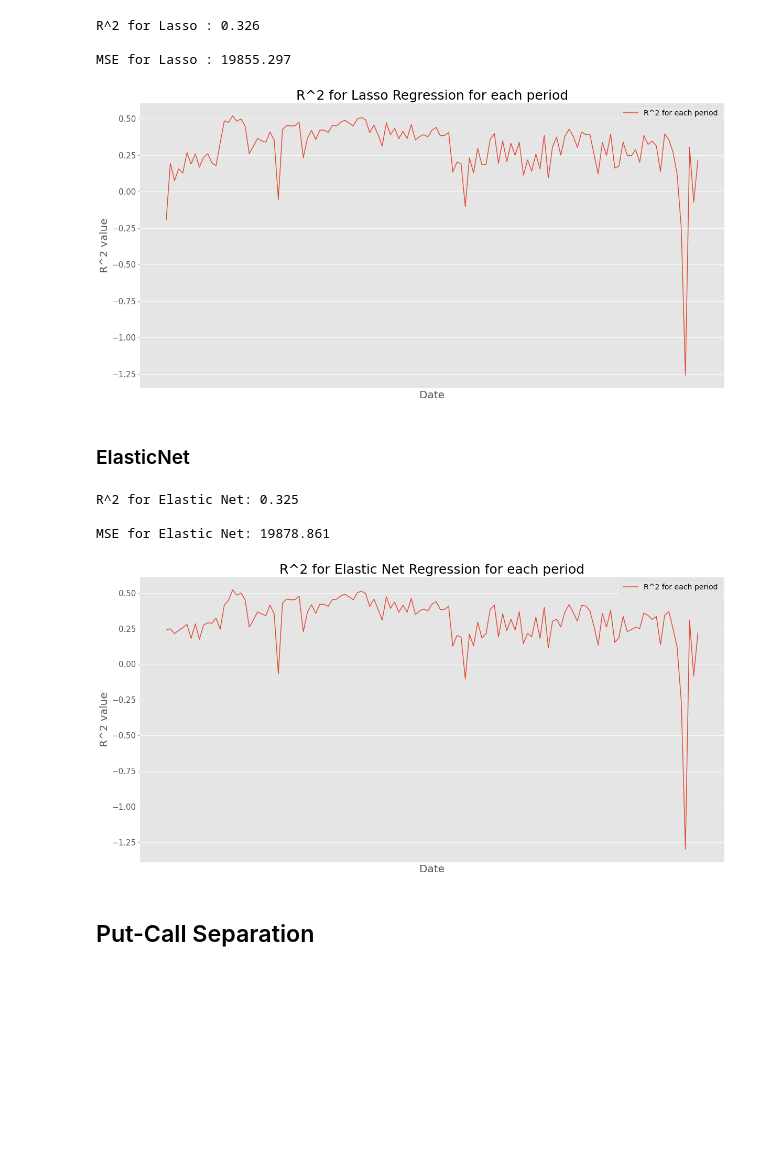
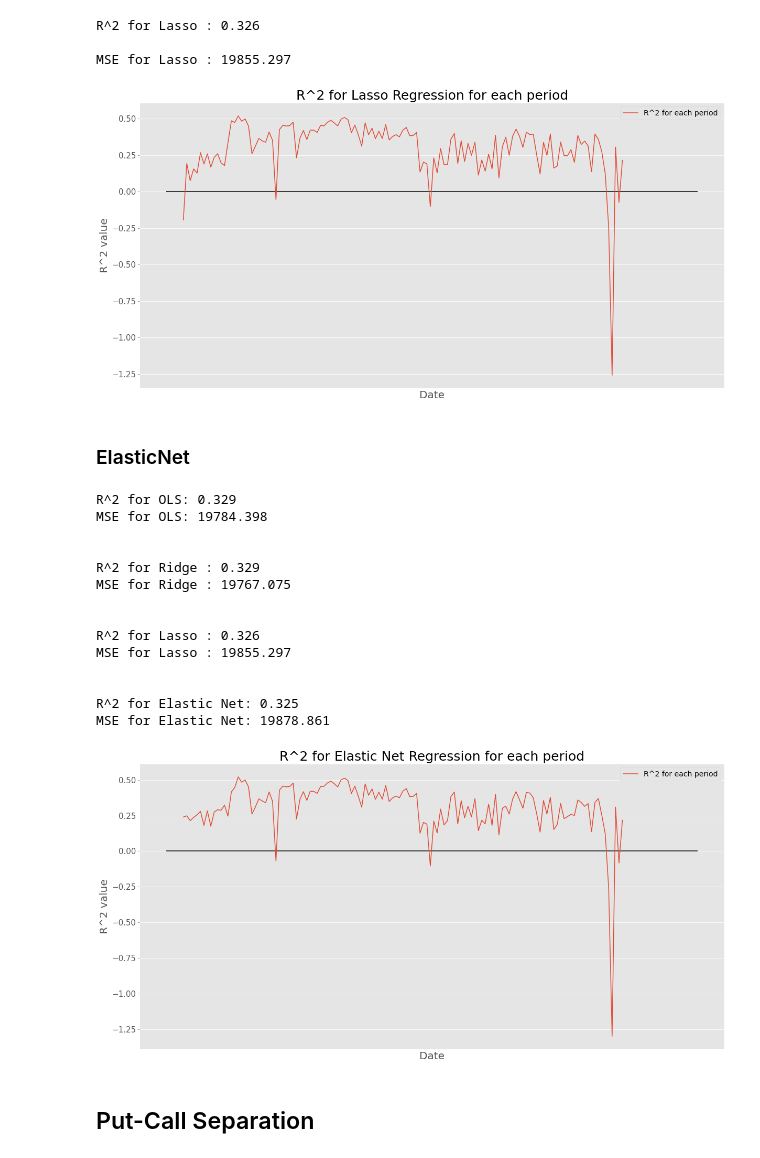
Before and after one commit to kostyantynHrytsyuk/risk-options-2021, a Jupyter notebook: Project_2.ipynb, the cells around one changed output. Saved outputs shown, nothing was run; the diff lists cells and outputs as text; code cells hidden in the pictures; blank space fills up the shorter version.

Commit message:
Added visuals saving

```diff
--- a/Project_2.ipynb
+++ b/Project_2.ipynb
@@ -153,8 +152,6 @@ for current_date in df[df['date'] > start_date]['date'].unique():
     ols_predictions = np.append(ols_predictions, y_pred)
 
     # Write R^2 to array
-    ols_r_2 = np.append(ols_r_2, ols.score(x_train, y_train))
-
     ols_r2_better = np.append(ols_r2_better, r2_score(y_test, y_pred))
 # %%
 print(f"R^2 for OLS: {np.round(r2_score(y_prices, ols_predictions), 3)}\n")
@@ -207,14 +201,6 @@ for current_date in df[df['date'] > start_date]['date'].unique():
 
     ridge_cv.fit(X, y)
 
-    # train, validation = get_splits(clear_df[clear_df['date'] < '2007-02'], num = True)
-
-    # x_train = train[train_features]
-    # y_train = train['midprice']
-
-    # x_valid = validation[train_features]
-    # y_valid = validation['midprice']
-
     x_test = clear_df[clear_df['date'] == current_date][train_features]
     y_test = clear_df[clear_df['date'] == current_date]['midprice']
 
@@ -224,8 +210,6 @@ for current_date in df[df['date'] > start_date]['date'].unique():
     ridge_predictions = np.append(ridge_predictions, y_pred)
 
     # Write R^2 to array
-    ridge_r_2 = np.append(ridge_r_2, ridge_cv.score(X, y))
-
     ridge_r2_better = np.append(ridge_r2_better, r2_score(y_test, y_pred))
 # %%
 print(f"R^2 for Ridge : {np.round(r2_score(y_prices, ridge_predictions), 3)}\n")
@@ -290,14 +275,16 @@ MSE for Lasso : 19855.297
 # %%
 plt.plot(dates, lasso_r2_better, label='R^2 for each period')
 plt.ylabel('R^2 value', size=20)
 plt.xlabel('Date', size=20)
 plt.title('R^2 for Lasso Regression for each period', size=25)
 plt.legend(loc='upper right', fontsize=14)
 plt.xticks([])
+plt.hlines(y=0, xmin=-5, xmax=150, linestyles='solid', colors='black')
+plt.savefig('lasso_r2_better.png')
 
 plt.show()
 # %% [output]
-[figure, old version]
+[figure, new version]
 # %% [markdown]
 ### ElasticNet
 # %%
@@ -338,11 +322,31 @@ for current_date in df[df['date'] > start_date]['date'].unique():
     elastic_net_r2_better = np.append(elastic_net_r2_better, r2_score(y_test, y_pred))
-# %%
-print(f"R^2 for Elastic Net: {np.round(r2_score(y_prices, elastic_net_predictions), 3)}\n")
-print(f"MSE for Elastic Net: {np.round(mean_squared_error(y_prices, elastic_net_predictions), 3)}")
-# %% [output]
-R^2 for Elastic Net: 0.325
-
-MSE for Elastic Net: 19878.861
+# %%
+print(f"R^2 for OLS: {np.round(r2_score(y_prices, ols_predictions), 3)}")
+print(f"MSE for OLS: {np.round(mean_squared_error(y_prices, ols_predictions), 3)}\n")
+
+print(f"\nR^2 for Ridge : {np.round(r2_score(y_prices, ridge_predictions), 3)}")
+print(f"MSE for Ridge : {np.round(mean_squared_error(y_prices, ridge_predictions), 3)}\n")
+
+print(f"\nR^2 for Lasso : {np.round(r2_score(y_prices, lasso_predictions), 3)}")
+print(f"MSE for Lasso : {np.round(mean_squared_error(y_prices, lasso_predictions), 3)}\n")
+
+print(f"\nR^2 for Elastic Net: {np.round(r2_score(y_prices, elastic_net_predictions), 3)}")
+print(f"MSE for Elastic Net: {np.round(mean_squared_error(y_prices, elastic_net_predictions), 3)}")
+# %% [output]
+R^2 for OLS: 0.329
+MSE for OLS: 19784.398
+
+
+R^2 for Ridge : 0.329
+MSE for Ridge : 19767.075
+
+
+R^2 for Lasso : 0.326
+MSE for Lasso : 19855.297
+
+
+R^2 for Elastic Net: 0.325
+MSE for Elastic Net: 19878.861
 # %%
 plt.plot(dates, elastic_net_r2_better, label='R^2 for each period')
 plt.ylabel('R^2 value', size=20)
@@ -350,10 +354,12 @@ plt.xlabel('Date', size=20)
 plt.title('R^2 for Elastic Net Regression for each period', size=25)
 plt.legend(loc='upper right', fontsize=14)
 plt.xticks([])
+plt.hlines(y=0, xmin=-5, xmax=150, linestyles='solid', colors='black')
+plt.savefig('elastic_net_r2_better.png')
 
 plt.show()
 # %% [output]
-[figure, old version]
+[figure, new version]
 # %% [markdown]
 
 
```
Also changed, not shown: parts of 17 cells of this notebook, 8 other files.
